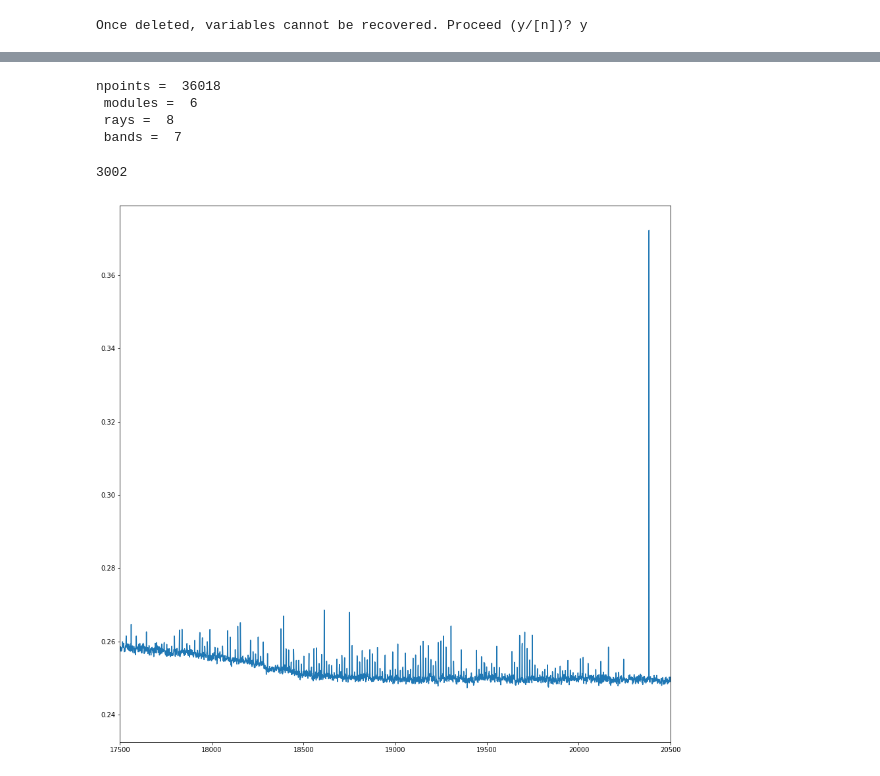
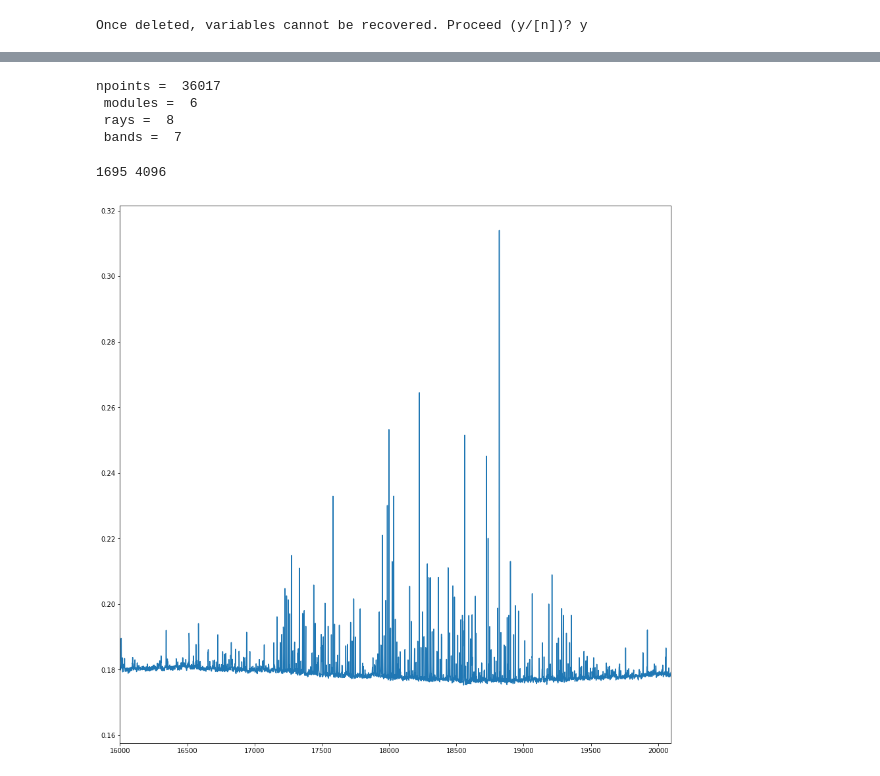
Before and after one commit to KazAndr/bsa3, a Jupyter notebook: save_part.ipynb, the cells around one changed output, grey strips where cells are left out. Cells and saved outputs as stored; diff of their text form; code cells hidden in the pictures.

```diff
--- a/save_part.ipynb
+++ b/save_part.ipynb
@@ -26,7 +29,9 @@ pulsar = '1237+25'
+# %%
+pulsar = '1133+16'
 # %%
 %%time
 big_filename = './data_pntht/1133+16/010618_21_N2_00.pnthr'
-filename = './data_pnt/' + pulsar + '/310518_22_N1_00.pnt'
+filename = './data_pnt/' + pulsar + '/300618_19_N2_00.pnt'
 # filename = './data_pnt/1237+25/040518_00_N1_00.pnt'
 header, data = read_pnt(filename)
 # %% [output]
@@ -38,31 +42,36 @@ print('npoints = ', len(data), '\n',
       'rays = ', len(data[0][0]), '\n',
       'bands = ', len(data[0][0][0]))
 # %% [output]
-npoints =  36018
+npoints =  36017
  modules =  6
  rays =  8
  bands =  7
 # %%
-obs_points = 5*u.min/(float(header['tresolution'][0])*u.millisecond).to(u.min)
+obs_points = 4*u.min/(float(header['tresolution'][0])*u.millisecond).to(u.min)
 obs_points = int(round(obs_points.value, 0))
-print(obs_points)
+# Определяем добавку для достижения размера массива 2**n
+x = bin(obs_points)
+x_high = '0b1' + '0'*(len(x[2:]))
+add_points = int(x_high, 2) - obs_points
+print(add_points, obs_points + add_points)
+obs_points += add_points
 # %% [output]
-3002
+1695 4096
 # %%
 %%time
-module_1 = 6
+module_1 = 2
 module_2 = 5
-ray_1 = 1
+ray_1 = 3
 ray_2 = 8
 chanel = 7
-start_p = 17500
+start_p = 16000
 stop_p = start_p + obs_points
 
 fig, ax = plt.subplots(figsize=(15, 15))
 
 ax.plot([j[module_1-1][ray_1-1][chanel-1] for j in data])
 #ax.plot([j[module_2-1][ray_2-1][chanel-1] for j in data])
 plt.xlim(start_p, stop_p)
 plt.show()
 # %% [output]
-[figure, old version]
+[figure, new version]
```
Also changed, not shown: parts of 17 cells of this notebook, 1 other file.
